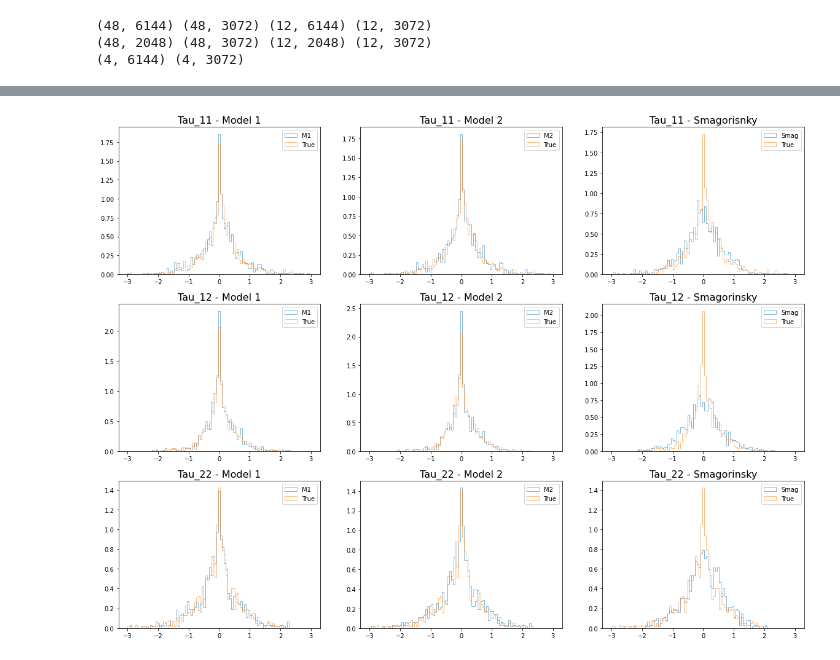
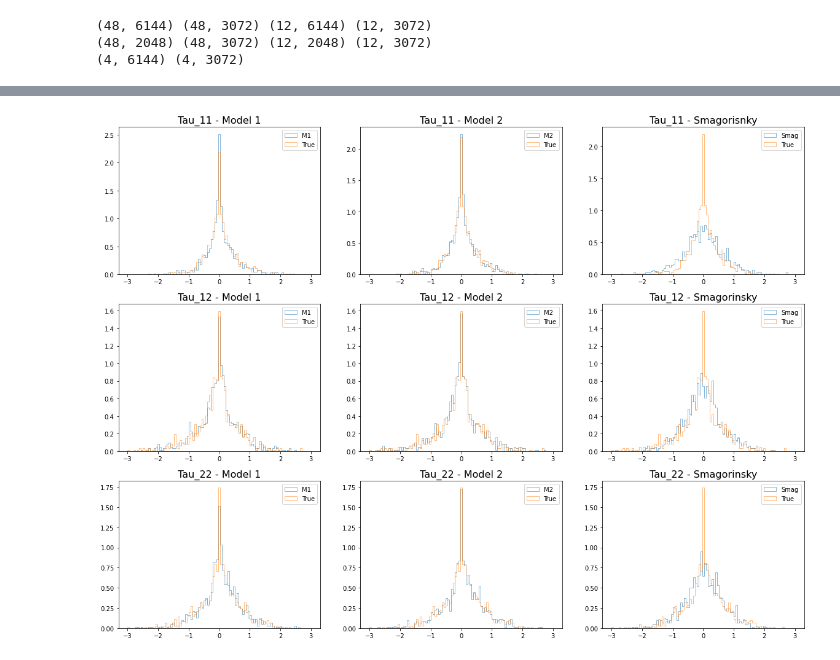
Before and after one commit to dvenkata/AMATH590, a Jupyter notebook: 03_Sub_grid_Scale_Analysis.ipynb, the cells around one changed output, grey strips where cells are left out. Saved outputs shown, nothing was run; the diff lists cells and outputs as text; code cells hidden in the pictures.

```diff
--- a/03_Sub_grid_Scale_Analysis.ipynb
+++ b/03_Sub_grid_Scale_Analysis.ipynb
@@ -197,4 +201,4 @@ deep_approx.compile(loss='mse', optimizer='adam')
 
 # Fit!
 History = deep_approx.fit(nn_ipm_small, nn_opm_small, epochs=500,
-                          validation_data=(nn_idm_small, nn_odm_small))
+                          validation_data=(nn_idm_small, nn_odm_small),verbose=0)
@@ -229,4 +215,4 @@ deep_approx1.compile(loss='mse', optimizer='adam')
 
 # Fit!
 History1 = deep_approx1.fit(nn_ipm, nn_opm, epochs=500,
-                          validation_data=(nn_idm, nn_odm))
+                          validation_data=(nn_idm, nn_odm),verbose=0)
@@ -338,8 +356,8 @@ from matplotlib import pyplot
 
 fig = pyplot.figure(figsize = (20, 15))
 
-x = tau_11_m1
-y = tau_11_true
+x = tau_11_m1[1,:]
+y = tau_11_true[1,:]
 bins = np.linspace(-3, 3, 100)
 
 a = fig.add_subplot(331)
@@ -349,8 +367,8 @@ a.set_title('Tau_11 - Model 1',fontsize=16)
 
 a.legend(loc='upper right')
 
-x = tau_11_m2
-y = tau_11_true
+x = tau_11_m2[1,:]
+y = tau_11_true[1,:]
 
 a = fig.add_subplot(332)
 a.hist(x, bins, alpha=0.5, label='M2', density = True, histtype='step')
@@ -359,8 +377,8 @@ a.set_title('Tau_11 - Model 2',fontsize=16)
 
 a.legend(loc='upper right')
 
-x = tau_11_smag
-y = tau_11_true
+x = tau_11_smag[1,:]
+y = tau_11_true[1,:]
 
 a = fig.add_subplot(333)
 a.hist(x, bins, alpha=0.5, label='Smag', density = True, histtype='step')
@@ -369,8 +387,8 @@ a.set_title('Tau_11 - Smagorisnky',fontsize=16)
 
 a.legend(loc='upper right')
 
-x = tau_12_m1
-y = tau_12_true
+x = tau_12_m1[1,:]
+y = tau_12_true[1,:]
 
 a = fig.add_subplot(334)
 a.hist(x, bins, alpha=0.5, label='M1', density = True, histtype='step')
@@ -379,8 +397,8 @@ a.set_title('Tau_12 - Model 1',fontsize=16)
 
 a.legend(loc='upper right')
 
-x = tau_12_m2
-y = tau_12_true
+x = tau_12_m2[1,:]
+y = tau_12_true[1,:]
 
 a = fig.add_subplot(335)
 a.hist(x, bins, alpha=0.5, label='M2', density = True, histtype='step')
@@ -389,8 +407,8 @@ a.set_title('Tau_12 - Model 2',fontsize=16)
 
 a.legend(loc='upper right')
 
-x = tau_12_smag
-y = tau_12_true
+x = tau_12_smag[1,:]
+y = tau_12_true[1,:]
 
 a = fig.add_subplot(336)
 a.hist(x, bins, alpha=0.5, label='Smag', density = True, histtype='step')
@@ -398,37 +416,37 @@ a.hist(y, bins, alpha=0.5, label='True', density = True, histtype='step')
 a.set_title('Tau_12 - Smagorinsky',fontsize=16)
 
 a.legend(loc='upper right')
 
-x = tau_22_m1
-y = tau_22_true
+x = tau_22_m1[1,:]
+y = tau_22_true[1,:]
 
 a = fig.add_subplot(337)
 a.hist(x, bins, alpha=0.5, label='M1', density = True, histtype='step')
 a.hist(y, bins, alpha=0.5, label='True', density = True, histtype='step')
 a.set_title('Tau_22 - Model 1',fontsize=16)
 
 a.legend(loc='upper right')
 
-x = tau_22_m2
-y = tau_22_true
+x = tau_22_m2[1,:]
+y = tau_22_true[1,:]
 
 a = fig.add_subplot(338)
 a.hist(x, bins, alpha=0.5, label='M2', density = True, histtype='step')
 a.hist(y, bins, alpha=0.5, label='True', density = True, histtype='step')
 a.set_title('Tau_22 - Model 2',fontsize=16)
 
 a.legend(loc='upper right')
 
-x = tau_22_smag
-y = tau_22_true
+x = tau_22_smag[1,:]
+y = tau_22_true[1,:]
 
 a = fig.add_subplot(339)
 a.hist(x, bins, alpha=0.5, label='Smag', density = True, histtype='step')
 a.hist(y, bins, alpha=0.5, label='True', density = True, histtype='step')
 a.set_title('Tau_22 - Smagorinsky',fontsize=16)
 
 a.legend(loc='upper right')
 
 pyplot.show()
 # %% [output]
-[figure, old version]
+[figure, new version]
```
Also changed, not shown: parts of 8 cells of this notebook.
